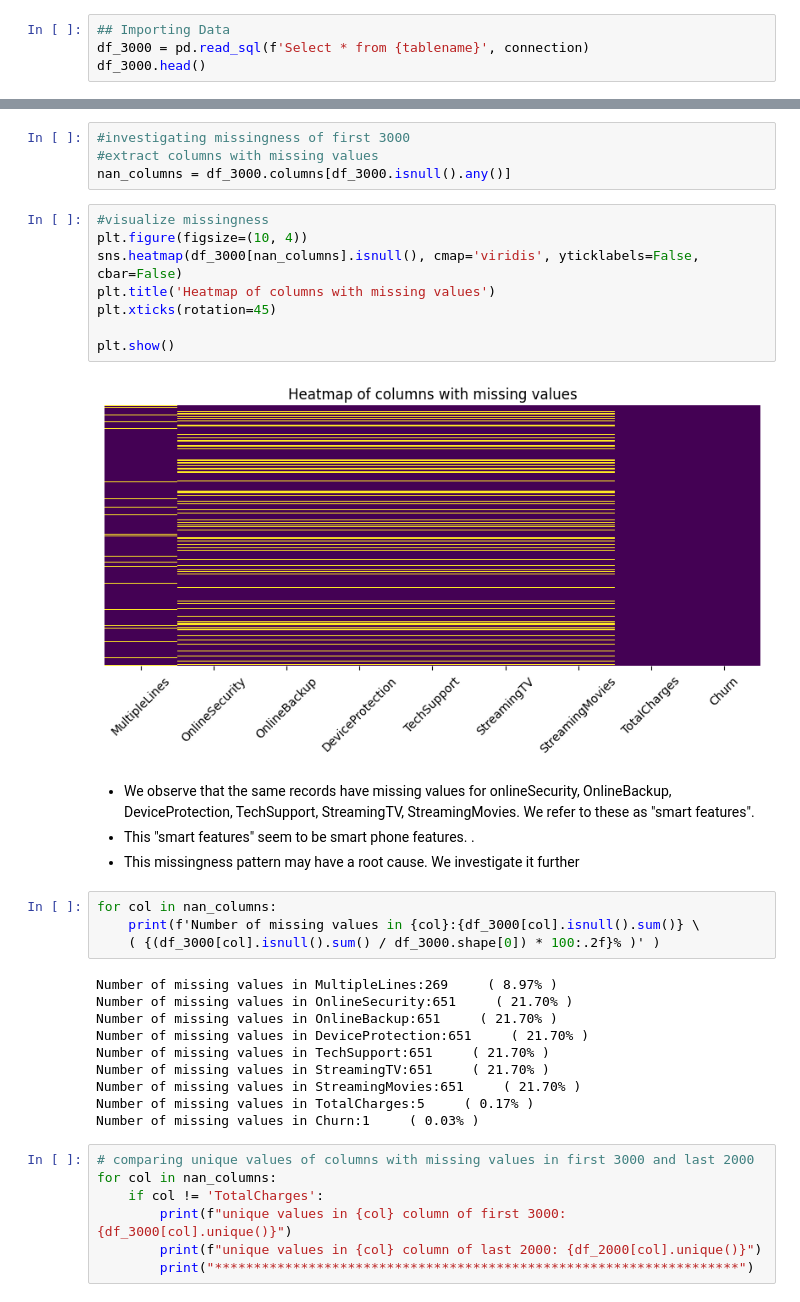
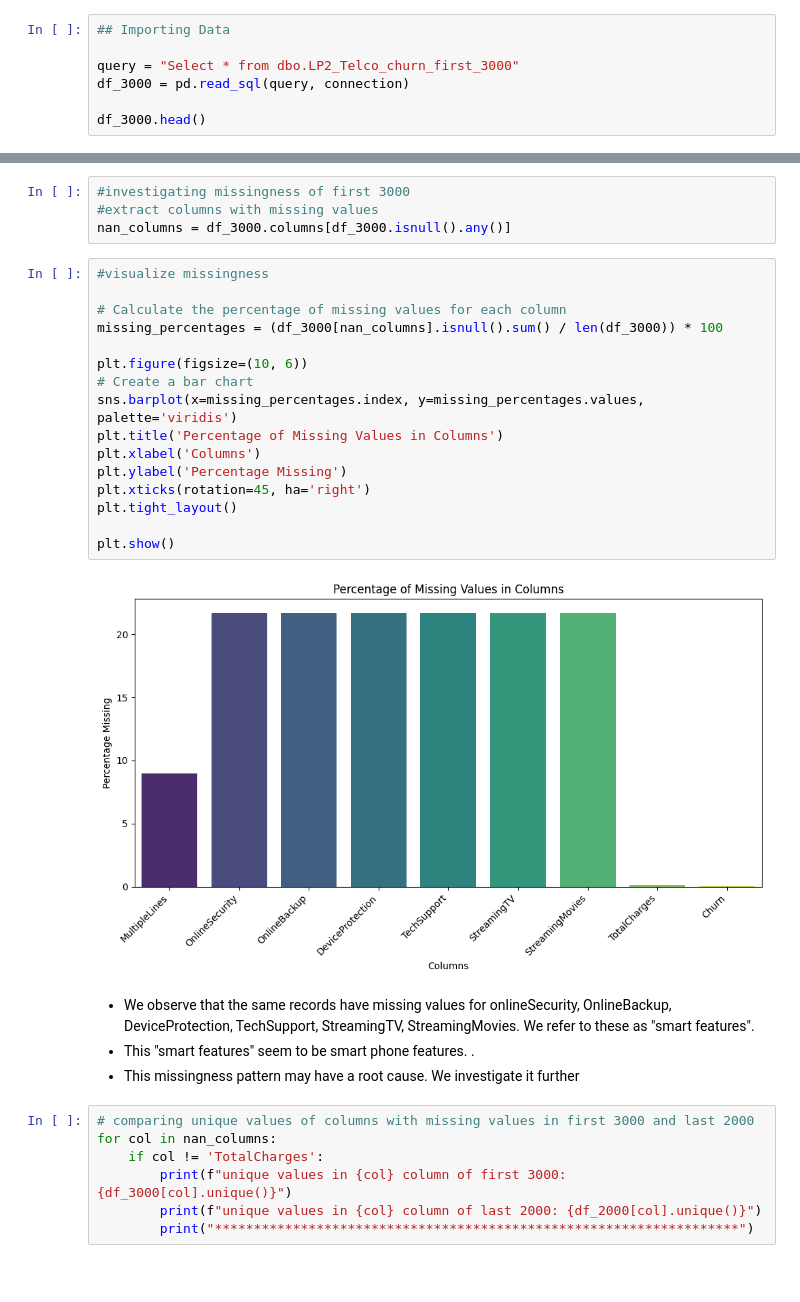
Before and after one commit to helloramy/LP2, a Jupyter notebook: Customer_Churn_Classifier.ipynb, the cells around one changed output, grey strips where cells are left out. Cells and saved outputs as stored; diff of their text form; blank space fills up the shorter version.

Commit message:
edit missingness

```diff
--- a/Customer_Churn_Classifier.ipynb
+++ b/Customer_Churn_Classifier.ipynb
@@ -126,7 +125,10 @@ Null Hypothesis (H0): There is no significant difference in the behavior and cha
 Alternative Hypothesis (H1): There are significant differences in the behavior and characteristics of customers who churn and customers who do not churn.
 # %%
 ## Importing Data
-df_3000 = pd.read_sql(f'Select * from {tablename}', connection)
+
+query = "Select * from dbo.LP2_Telco_churn_first_3000"
+df_3000 = pd.read_sql(query, connection)
+
 df_3000.head()
 # %% [output]
 |  | customerID | gender | SeniorCitizen | Partner | Dependents | tenure | PhoneService | MultipleLines | ... |
@@ -301,32 +303,26 @@ column name: Churn       unique values: ['No' 'Yes']
 nan_columns = df_3000.columns[df_3000.isnull().any()]
 # %%
 #visualize missingness
-plt.figure(figsize=(10, 4))
-sns.heatmap(df_3000[nan_columns].isnull(), cmap='viridis', yticklabels=False, cbar=False)
-plt.title('Heatmap of columns with missing values')
-plt.xticks(rotation=45)
+
+# Calculate the percentage of missing values for each column
+missing_percentages = (df_3000[nan_columns].isnull().sum() / len(df_3000)) * 100
+
+plt.figure(figsize=(10, 6))
+# Create a bar chart
+sns.barplot(x=missing_percentages.index, y=missing_percentages.values, palette='viridis')
+plt.title('Percentage of Missing Values in Columns')
+plt.xlabel('Columns')
+plt.ylabel('Percentage Missing')
+plt.xticks(rotation=45, ha='right')
+plt.tight_layout()
 
 plt.show()
 # %% [output]
-[figure, old version]
+[figure, new version]
 # %% [markdown]
 - We observe that the same records have missing values for onlineSecurity, OnlineBackup, DeviceProtection, TechSupport, StreamingTV, StreamingMovies.  We refer to these as "smart features".
 - This "smart features" seem to be smart phone features. .
 - This missingness pattern may have a root cause. We investigate it further
-# %%
-for col in nan_columns:
-    print(f'Number of missing values in {col}:{df_3000[col].isnull().sum()} \
-    ( {(df_3000[col].isnull().sum() / df_3000.shape[0]) * 100:.2f}% )' )
-# %% [output]
-Number of missing values in MultipleLines:269     ( 8.97% )
-Number of missing values in OnlineSecurity:651     ( 21.70% )
-Number of missing values in OnlineBackup:651     ( 21.70% )
-Number of missing values in DeviceProtection:651     ( 21.70% )
-Number of missing values in TechSupport:651     ( 21.70% )
-Number of missing values in StreamingTV:651     ( 21.70% )
-Number of missing values in StreamingMovies:651     ( 21.70% )
-Number of missing values in TotalCharges:5     ( 0.17% )
-Number of missing values in Churn:1     ( 0.03% )
 # %%
 # comparing unique values of columns with missing values in first 3000 and last 2000
 for col in nan_columns:
```
Also changed, not shown: parts of 3 cells of this notebook.
